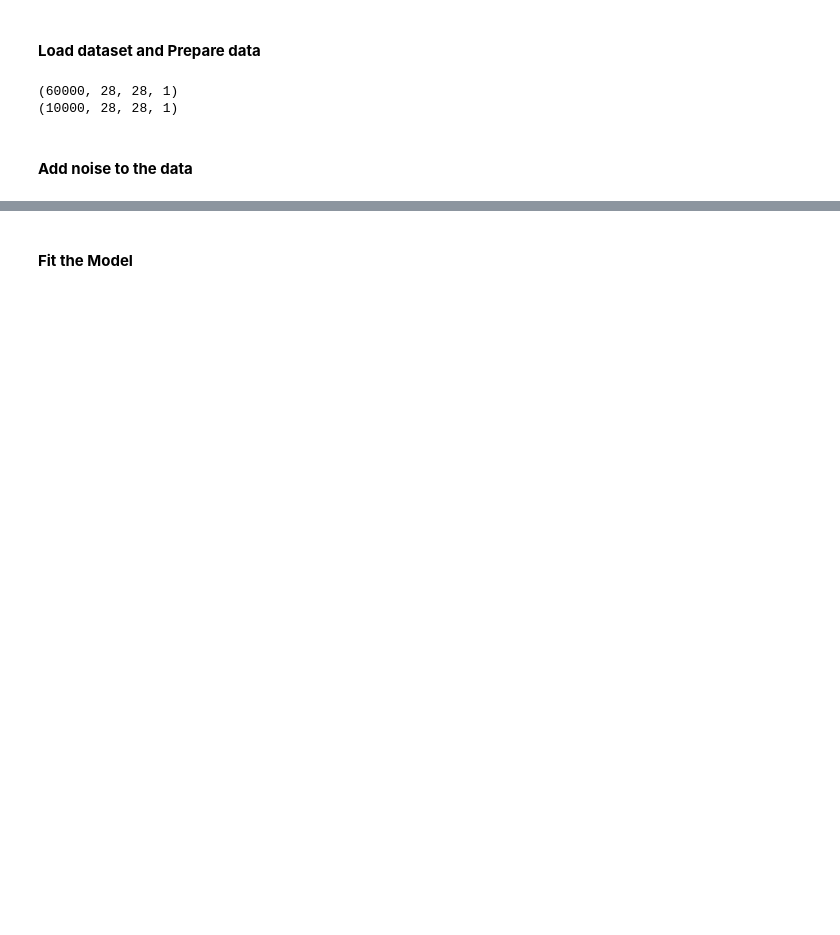
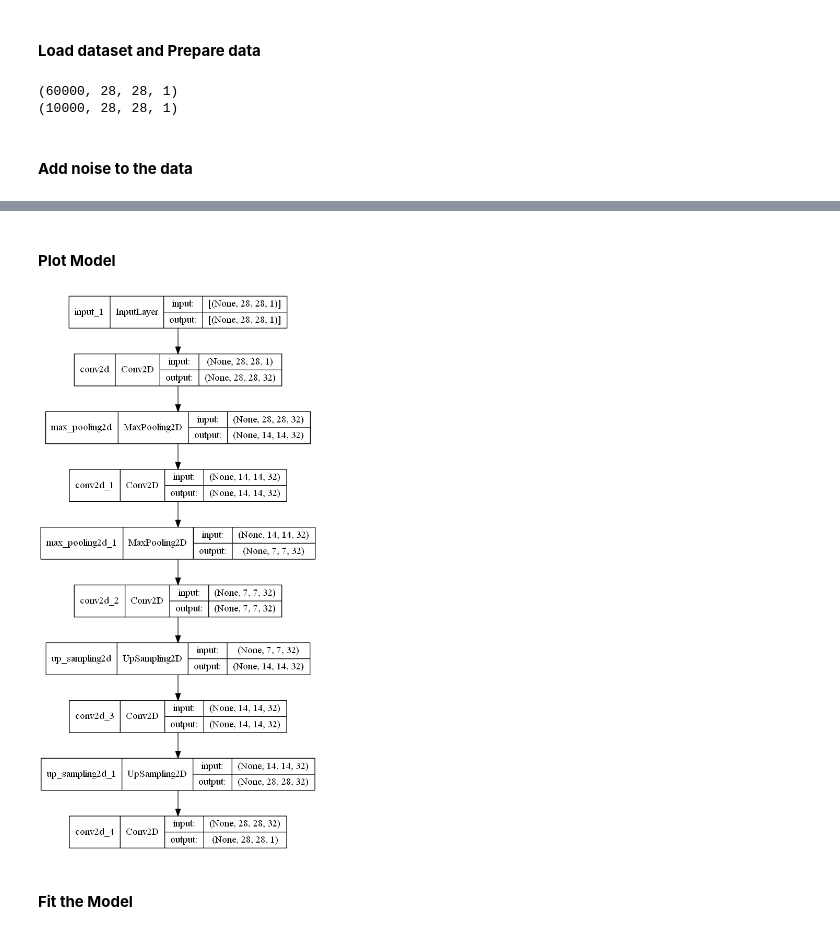
Before and after one commit to shmrostami/ML-Experiments, a Jupyter notebook: CNN/AE/MNIST_Denoising_AutoEncoder.ipynb, the cells around one changed output, grey strips where cells are left out. Drawn from its saved outputs; the diff is of its cells as text; code cells hidden in the pictures; blank space fills up the shorter version.

```diff
--- a/CNN/AE/MNIST_Denoising_AutoEncoder.ipynb
+++ b/CNN/AE/MNIST_Denoising_AutoEncoder.ipynb
@@ -70,6 +70,14 @@ Total params: 28,353
 Trainable params: 28,353
 Non-trainable params: 0
 _________________________________________________________________
+# %% [markdown]
+<br/>**Plot Model**
+# %%
+# Plot model
+from keras.utils.vis_utils import plot_model
+plot_model(autoencoder, to_file='AE_model.png', show_shapes=True)
+# %% [output]
+[figure, added]
 # %% [markdown]
 <br/>**Fit the Model**
 # %%
```
Also changed, not shown: parts of 9 cells of this notebook, 3 other files.
